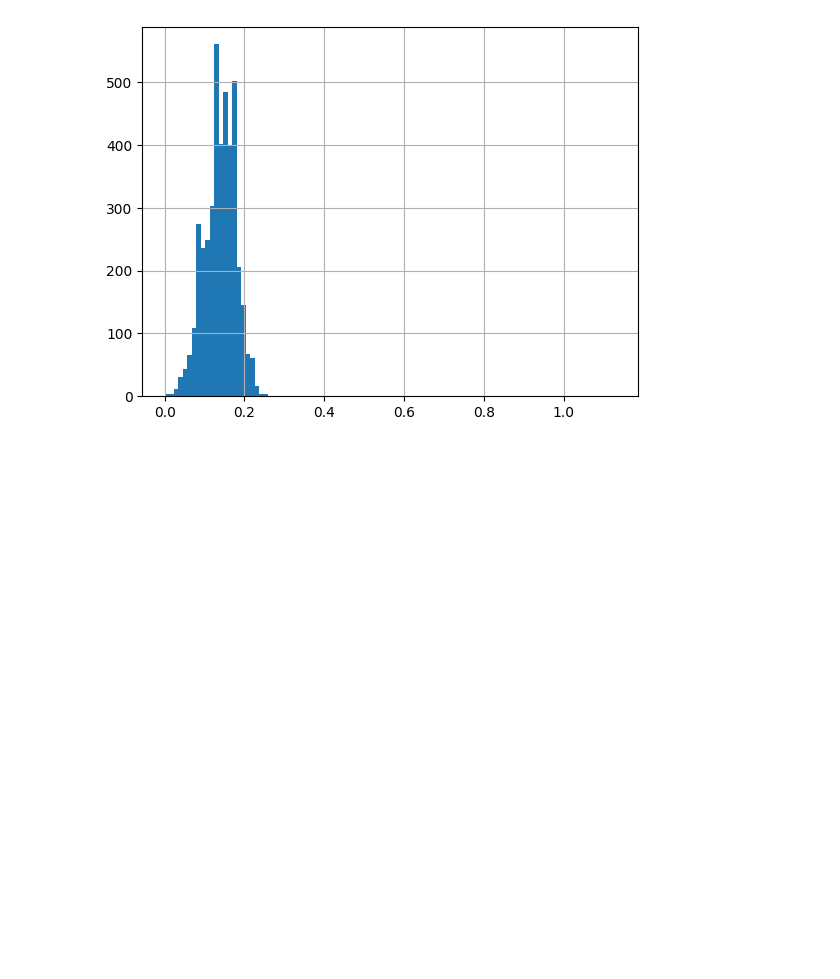
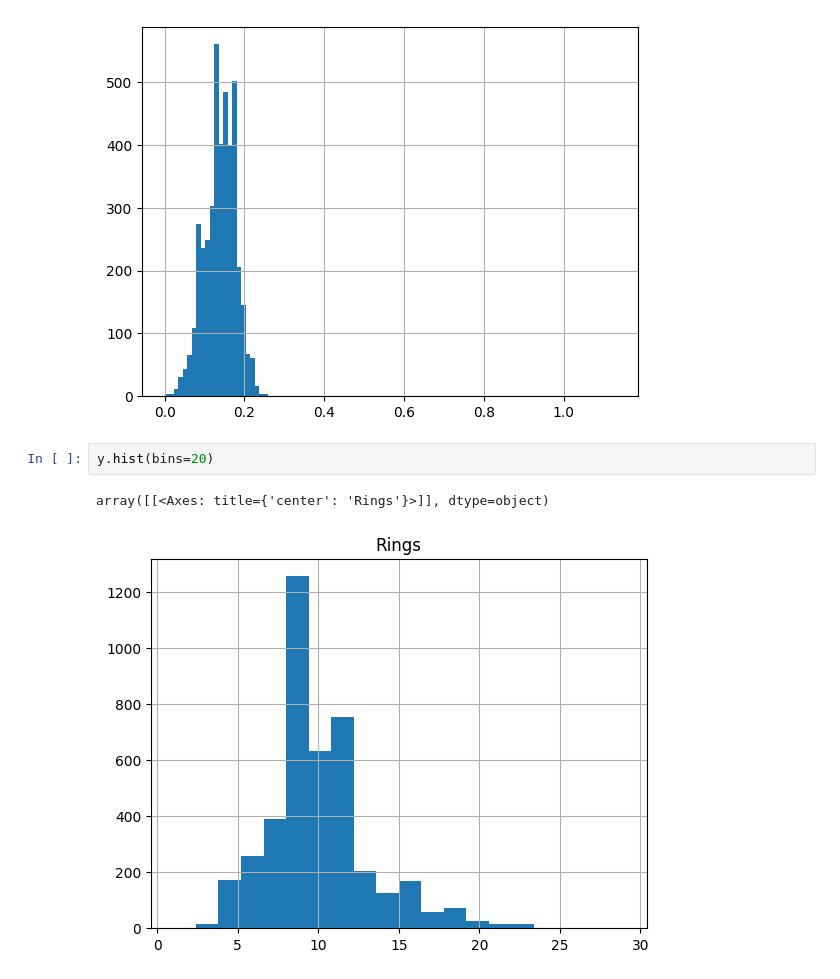
Before and after one commit to kacpersienkiewicz/Abalone-Age-Prediction, a Jupyter notebook: UCIAbaloneAgePrediction.ipynb, the cells around one changed output. Drawn from its saved outputs; the diff is of its cells as text; blank space fills up the shorter version.

```diff
--- a/UCIAbaloneAgePrediction.ipynb
+++ b/UCIAbaloneAgePrediction.ipynb
@@ -112,3 +149,8 @@ X['Height'].hist(bins=100)
 # %% [output]
 <Axes: >
 [figure]
+# %%
+y.hist(bins=20)
+# %% [output]
+array([[<Axes: title={'center': 'Rings'}>]], dtype=object)
+[figure, added]
```
Also changed, not shown: parts of 9 cells of this notebook.
